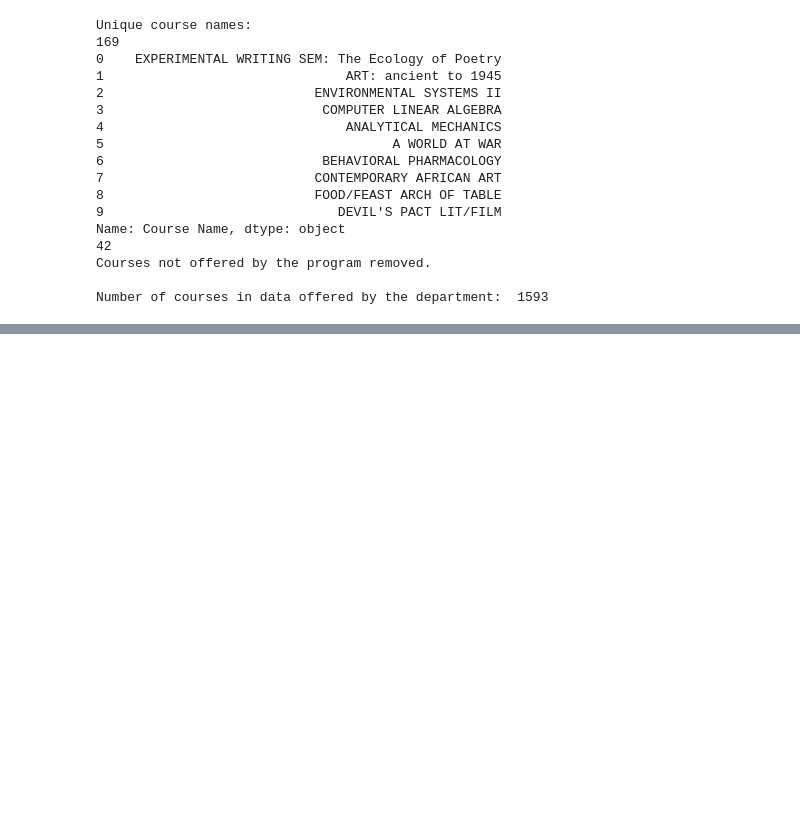
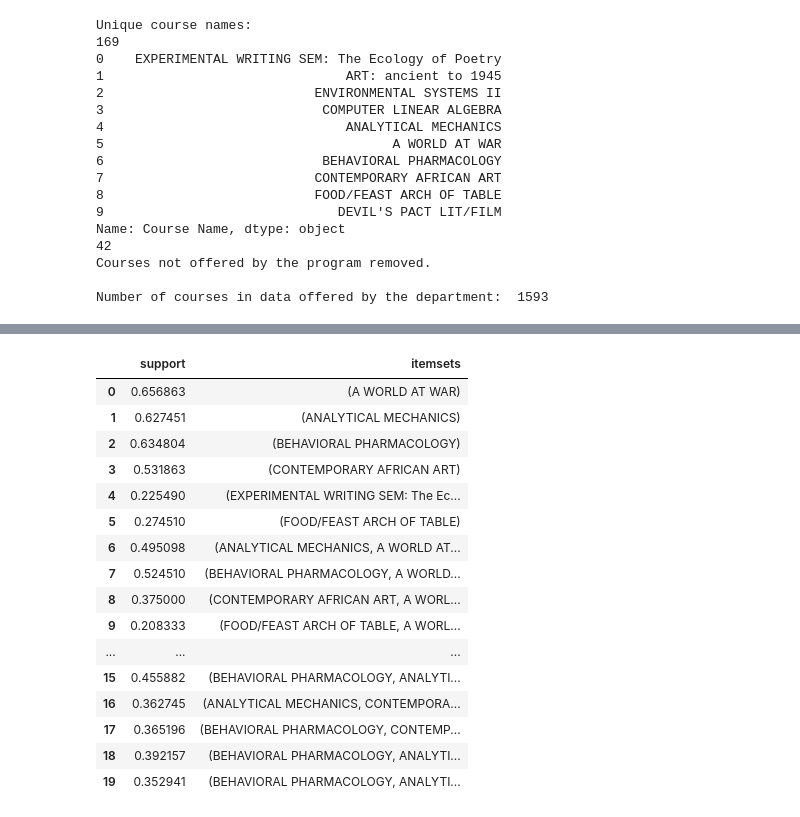
Before and after one commit to tymichaelx/Term-Project, a Jupyter notebook: Imhoff_TermProject - Draft 2.ipynb, the cells around one changed output, grey strips where cells are left out. Drawn from its saved outputs; the diff is of its cells as text; code cells hidden in the pictures; blank space fills up the shorter version.

```diff
--- a/Imhoff_TermProject - Draft 2.ipynb
+++ b/Imhoff_TermProject - Draft 2.ipynb
@@ -175,0 +260,23 @@ EVIDENCED BASED CRIME AND JUSTICE POLICY: 1
+# %%
+from mlxtend.frequent_patterns import apriori
+
+frequent_itemsets = (apriori(onehot, min_support=minimum_support, use_colnames=True))
+display(frequent_itemsets)
+# %% [output]
+|  | support | itemsets |
+| 0 | 0.656863 | (A WORLD AT WAR) |
+| 1 | 0.627451 | (ANALYTICAL MECHANICS) |
+| 2 | 0.634804 | (BEHAVIORAL PHARMACOLOGY) |
+| 3 | 0.531863 | (CONTEMPORARY AFRICAN ART) |
+| 4 | 0.225490 | (EXPERIMENTAL WRITING SEM: The Ec... |
+| 5 | 0.274510 | (FOOD/FEAST ARCH OF TABLE) |
+| 6 | 0.495098 | (ANALYTICAL MECHANICS, A WORLD AT... |
+| 7 | 0.524510 | (BEHAVIORAL PHARMACOLOGY, A WORLD... |
+| 8 | 0.375000 | (CONTEMPORARY AFRICAN ART, A WORL... |
+| 9 | 0.208333 | (FOOD/FEAST ARCH OF TABLE, A WORL... |
+| ... | ... | ... |
+| 15 | 0.455882 | (BEHAVIORAL PHARMACOLOGY, ANALYTI... |
+| 16 | 0.362745 | (ANALYTICAL MECHANICS, CONTEMPORA... |
+| 17 | 0.365196 | (BEHAVIORAL PHARMACOLOGY, CONTEMP... |
+| 18 | 0.392157 | (BEHAVIORAL PHARMACOLOGY, ANALYTI... |
+| 19 | 0.352941 | (BEHAVIORAL PHARMACOLOGY, ANALYTI... |
```
Also changed, not shown: parts of 12 cells of this notebook.
